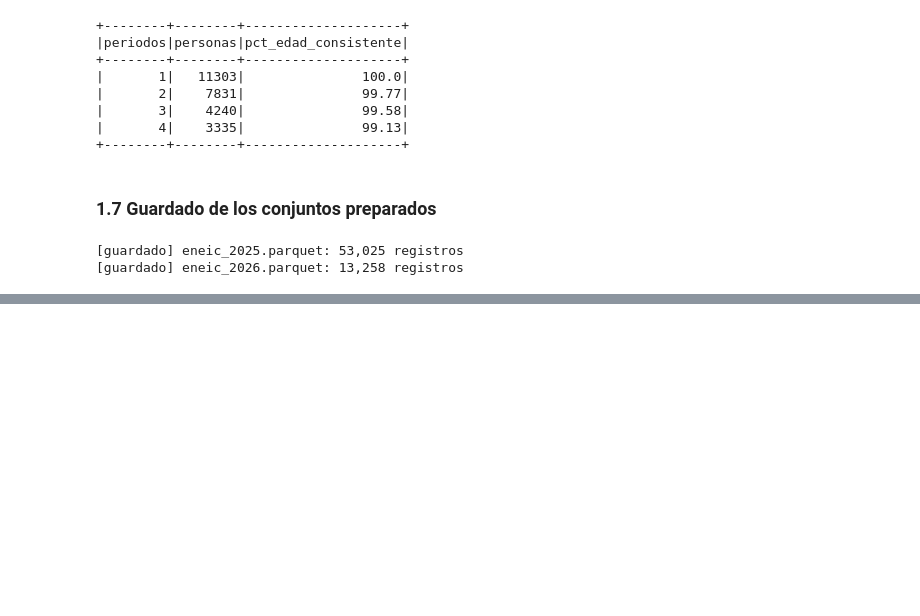
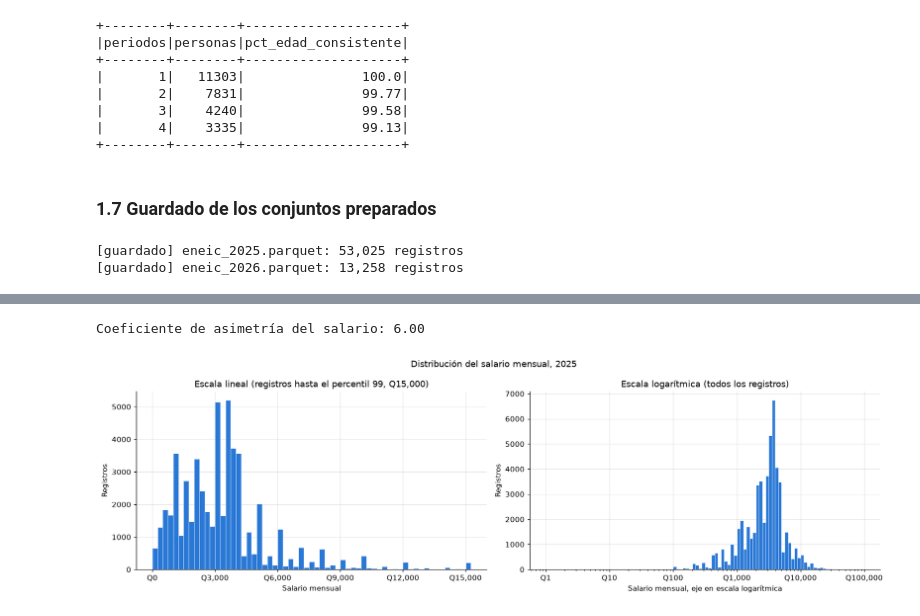
Before and after one commit to Bamo0507/Laboratorio_7_Intro_Spark, a Jupyter notebook: notebooks/lab7_spark_mllib.ipynb, the cells around one changed output, grey strips where cells are left out. Drawn from its saved outputs; the diff is of its cells as text; code cells hidden in the pictures; blank space fills up the shorter version.

```diff
--- a/notebooks/lab7_spark_mllib.ipynb
+++ b/notebooks/lab7_spark_mllib.ipynb
@@ -491,0 +566,39 @@ Primero, porque solo incluye a una parte de los trabajadores, ya que en 2025 se
+# %%
+p99 = analitica_2025.agg(F.percentile("salario_mensual", 0.99)).first()[0]
+ANCHO, ANCHO_LOG = 250, 0.05 # ancho de cada barra: Q250 en escala lineal, 0.05 en log10
+
+# Histogramas agregados en Spark; a pandas solo pasan los conteos por intervalo
+lineal = (
+    analitica_2025.filter(F.col("salario_mensual") <= p99)
+    .groupBy((F.floor(F.col("salario_mensual") / ANCHO) * ANCHO).alias("desde")).count()
+    .orderBy("desde").toPandas()
+)
+logaritmica = (
+    analitica_2025.groupBy((F.floor(F.log10("salario_mensual") / ANCHO_LOG) * ANCHO_LOG).alias("desde")).count()
+    .orderBy("desde").toPandas()
+)
+asimetria = analitica_2025.agg(F.skewness("salario_mensual")).first()[0]
+print(f"Coeficiente de asimetría del salario: {asimetria:.2f}")
+
+fig, (a1, a2) = plt.subplots(1, 2, figsize=(15, 4.6))
+a1.bar(lineal["desde"], lineal["count"], width=ANCHO, align="edge", color=AZUL, edgecolor="white", linewidth=0.4)
+a1.set_title(f"Escala lineal (registros hasta el percentil 99, Q{p99:,.0f})")
+a1.set_xlabel("Salario mensual")
+a1.set_ylabel("Registros")
+a1.xaxis.set_major_formatter(quetzales)
+a1.xaxis.set_major_locator(mticker.MaxNLocator(6))
+
+inicio = 10 ** logaritmica["desde"]
+a2.bar(inicio, logaritmica["count"], width=10 ** (logaritmica["desde"] + ANCHO_LOG) - inicio, align="edge", color=AZUL, edgecolor="white", linewidth=0.4)
+a2.set_xscale("log")
+a2.set_title("Escala logarítmica (todos los registros)")
+a2.set_xlabel("Salario mensual, eje en escala logarítmica")
+a2.set_ylabel("Registros")
+a2.xaxis.set_major_formatter(quetzales)
+
+fig.suptitle("Distribución del salario mensual, 2025")
+plt.tight_layout()
+plt.show()
+# %% [output]
+Coeficiente de asimetría del salario: 6.00
+[figure, added]
```
Also changed, not shown: parts of 17 cells of this notebook.
